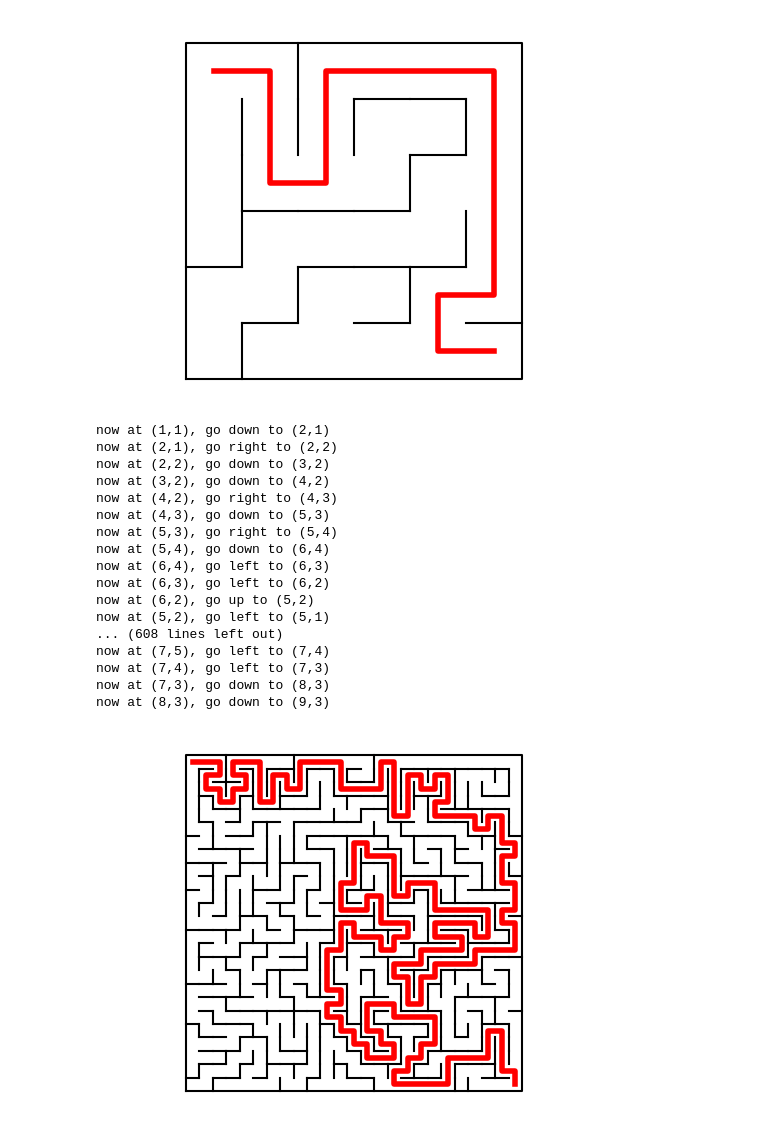
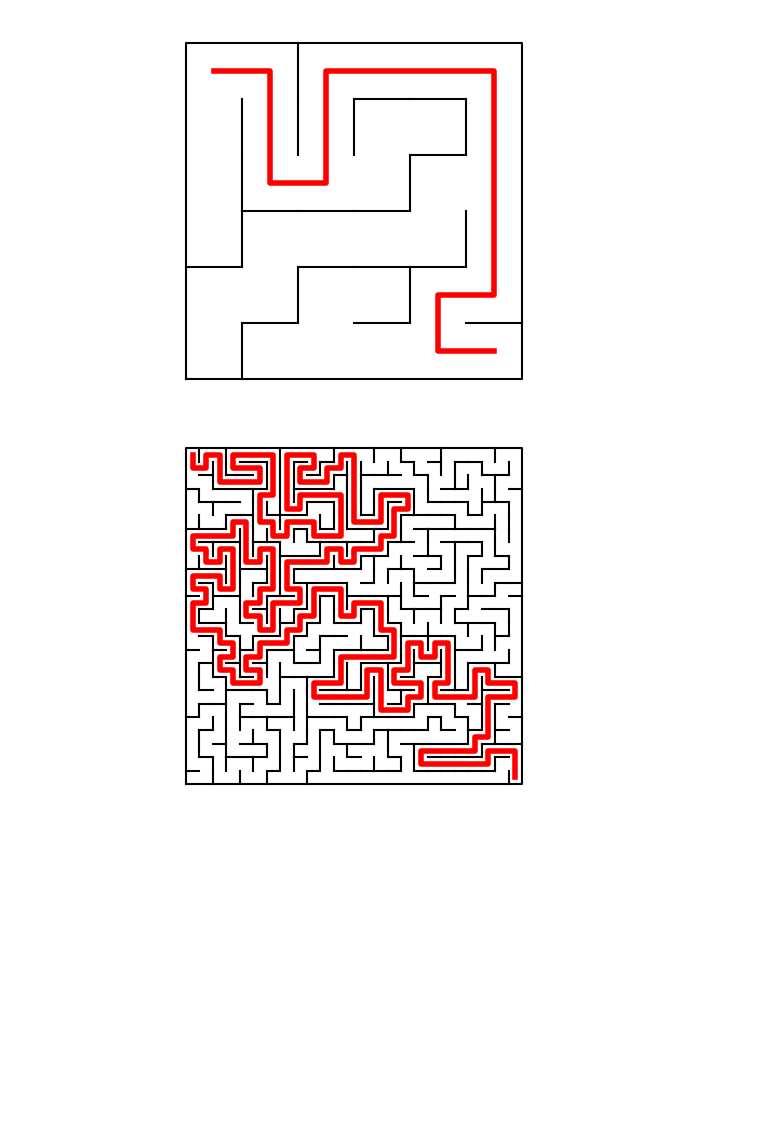
Before and after one commit to TagoreZhao/MATH124, a Jupyter notebook: PA2.ipynb, the cells around one changed output. Drawn from its saved outputs; the diff is of its cells as text; code cells hidden in the pictures; blank space fills up the shorter version.

```diff
--- a/PA2.ipynb
+++ b/PA2.ipynb
@@ -70,19 +70,19 @@ function make_maze(n)
             y1 = y + d[2]
             if (1 <= x1 <= n)&&(1 <= y1 <= n)&&(!visit[x1,y1])
                 if d[1] == 1 #down
-                    println("now at (",x,",",y,")",", go down to (",x1,",",y1,")")
+                    #println("now at (",x,",",y,")",", go down to (",x1,",",y1,")")
                     V[x,y] = false
                     dig(x1,y1)
                 elseif d[1] == -1 #up
-                    println("now at (",x,",",y,")",", go up to (",x1,",",y1,")")
+                    #println("now at (",x,",",y,")",", go up to (",x1,",",y1,")")
                     V[x1,y1] = false
                     dig(x1,y1)
                 elseif d[2] == 1 #right
-                    println("now at (",x,",",y,")",", go right to (",x1,",",y1,")")
+                    #println("now at (",x,",",y,")",", go right to (",x1,",",y1,")")
                     H[x,y] = false
                     dig(x1,y1)
                 elseif d[2] == -1#left
-                    println("now at (",x,",",y,")",", go left to (",x1,",",y1,")")
+                    #println("now at (",x,",",y,")",", go left to (",x1,",",y1,")")
                     H[x1,y1] = false
                     dig(x1,y1)
                 end
@@ -93,6 +93,5 @@ function make_maze(n)
     dig(1,1)
     return H,V,visit
 end
-H,V,m = make_maze(64)
-display(m)
+H,V,m = make_maze(100)
 # %% [output]
@@ -188,28 +154,11 @@ plot(x .- 0.5, y .- 0.5, color="r", linewidth=4);
 # %% [output]
 [figure]
 # %%
-Random.seed!(123)
+Random.seed!(12345)
 n = 25
 H,V = make_maze(n)
 plot_maze(H,V)
 x, y = find_path(H,V)
 plot(x .- 0.5, y .- 0.5, color="r", linewidth=4);
 # %% [output]
-now at (1,1), go down to (2,1)
-now at (2,1), go right to (2,2)
-now at (2,2), go down to (3,2)
-now at (3,2), go down to (4,2)
-now at (4,2), go right to (4,3)
-now at (4,3), go down to (5,3)
-now at (5,3), go right to (5,4)
-now at (5,4), go down to (6,4)
-now at (6,4), go left to (6,3)
-now at (6,3), go left to (6,2)
-now at (6,2), go up to (5,2)
-now at (5,2), go left to (5,1)
-... (608 lines left out)
-now at (7,5), go left to (7,4)
-now at (7,4), go left to (7,3)
-now at (7,3), go down to (8,3)
-now at (8,3), go down to (9,3)
-[figure, old version]
+[figure, new version]
```
Also changed, not shown: parts of 1 cell of this notebook.
